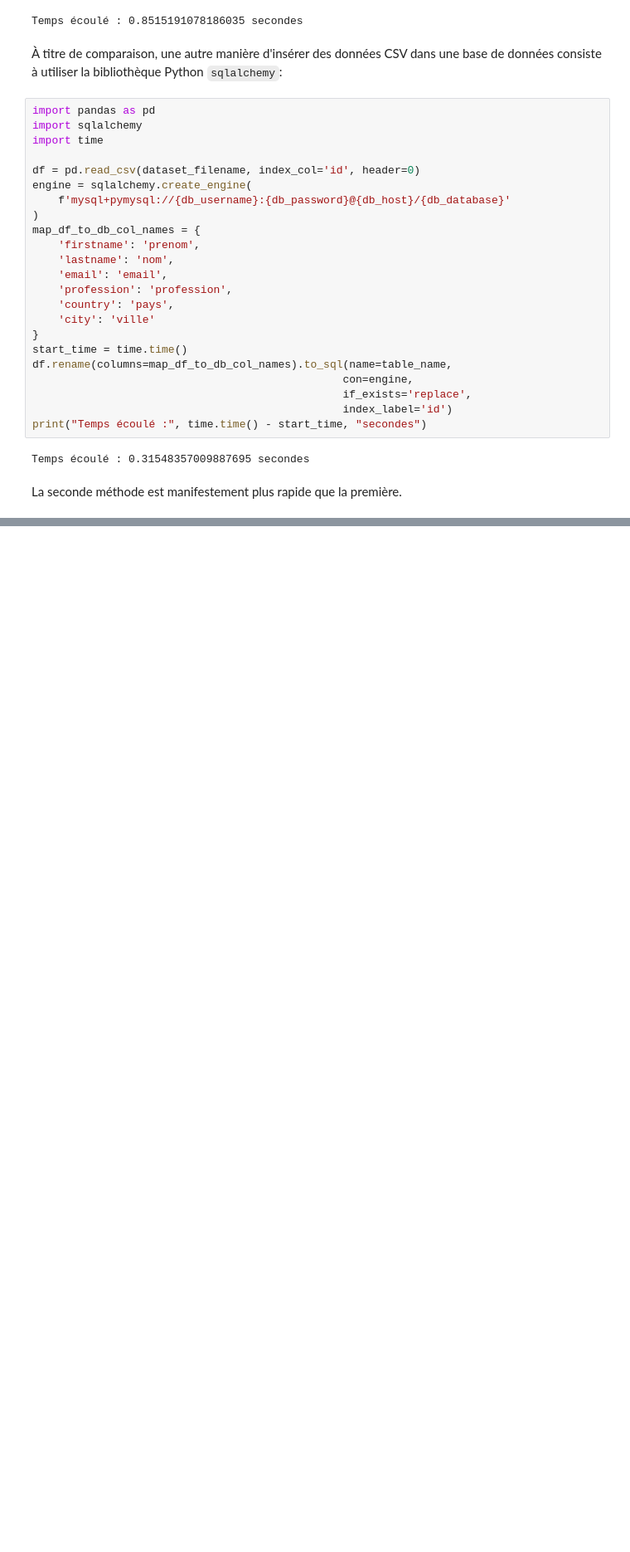
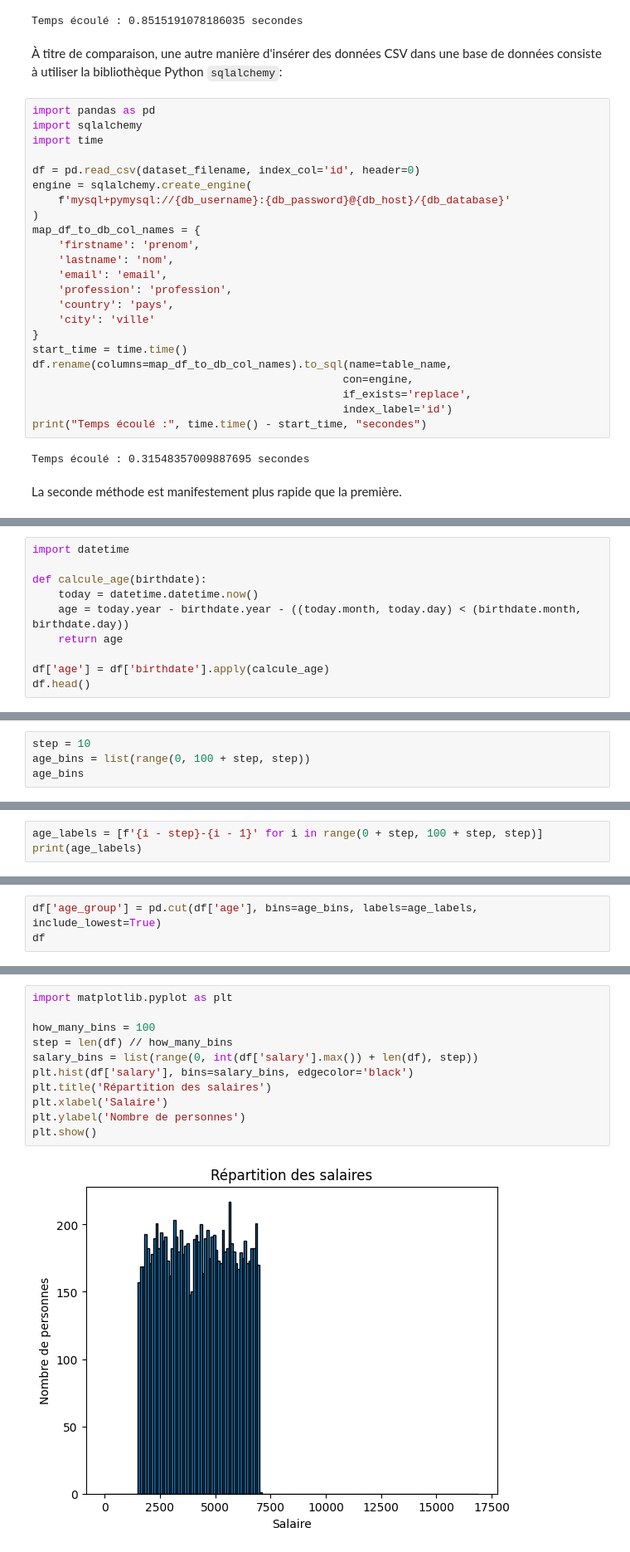
Before and after one commit to kirisakow/formation-data-engineer-m2i, a Jupyter notebook: Exercice_pandas.ipynb, the cells around one changed output, grey strips where cells are left out. Shown at 83% size. Drawn from its saved outputs; the diff is of its cells as text; blank space fills up the shorter version.

```diff
--- a/Exercice_pandas.ipynb
+++ b/Exercice_pandas.ipynb
@@ -219,0 +395,10 @@ La seconde méthode est manifestement plus rapide que la première.
+# %%
+import datetime
+
+def calcule_age(birthdate):
+    today = datetime.datetime.now()
+    age = today.year - birthdate.year - ((today.month, today.day) < (birthdate.month, birthdate.day))
+    return age
+
+df['age'] = df['birthdate'].apply(calcule_age)
+df.head()
@@ -219,0 +565,4 @@ La seconde méthode est manifestement plus rapide que la première.
+# %%
+step = 10
+age_bins = list(range(0, 100 + step, step))
+age_bins
@@ -219,0 +571,3 @@ La seconde méthode est manifestement plus rapide que la première.
+# %%
+age_labels = [f'{i - step}-{i - 1}' for i in range(0 + step, 100 + step, step)]
+print(age_labels)
@@ -219,0 +576,3 @@ La seconde méthode est manifestement plus rapide que la première.
+# %%
+df['age_group'] = pd.cut(df['age'], bins=age_bins, labels=age_labels, include_lowest=True)
+df
@@ -219,0 +611,13 @@ La seconde méthode est manifestement plus rapide que la première.
+# %%
+import matplotlib.pyplot as plt
+
+how_many_bins = 100
+step = len(df) // how_many_bins
+salary_bins = list(range(0, int(df['salary'].max()) + len(df), step))
+plt.hist(df['salary'], bins=salary_bins, edgecolor='black')
+plt.title('Répartition des salaires')
+plt.xlabel('Salaire')
+plt.ylabel('Nombre de personnes')
+plt.show()
+# %% [output]
+[figure, added]
```
Also changed, not shown: parts of 53 cells of this notebook, 1 other file.
